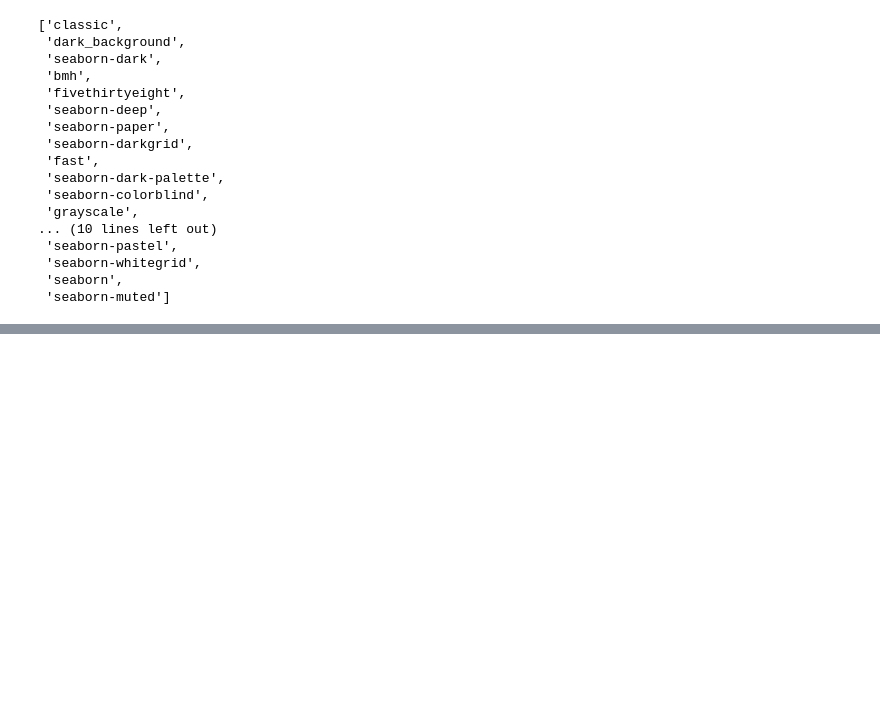
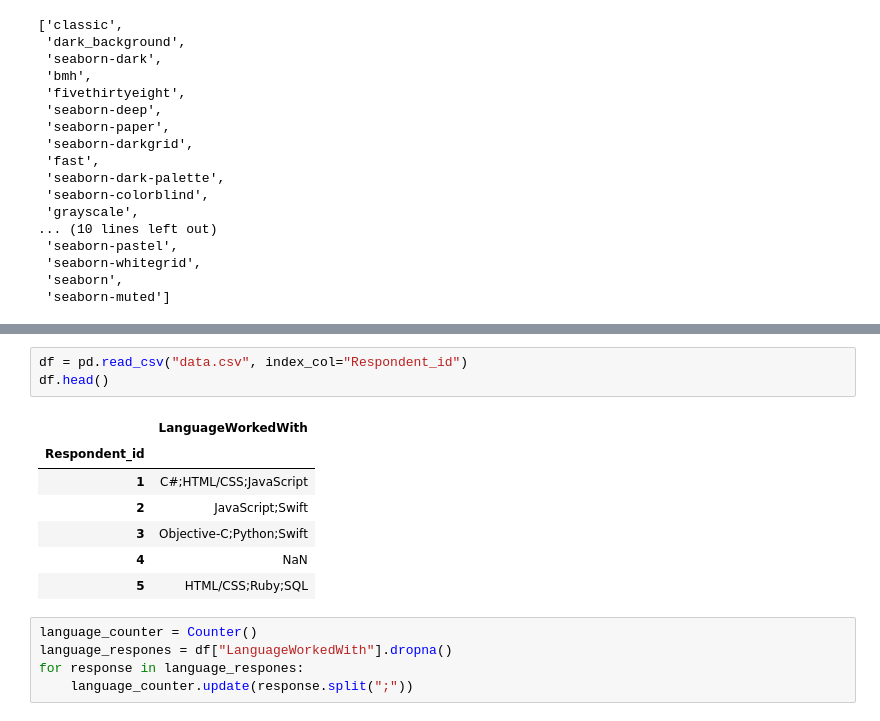
Before and after one commit to yonycherkos/data_analysis, a Jupyter notebook: matplotlib/Matplotlib Tutorials.ipynb, the cells around one changed output, grey strips where cells are left out. Drawn from its saved outputs; the diff is of its cells as text; blank space fills up the shorter version.

```diff
--- a/matplotlib/Matplotlib Tutorials.ipynb
+++ b/matplotlib/Matplotlib Tutorials.ipynb
@@ -54,0 +77,16 @@ plt.style.available
+# %%
+df = pd.read_csv("data.csv", index_col="Respondent_id")
+df.head()
+# %% [output]
+|  | LanguageWorkedWith |
+| Respondent_id |  |
+| 1 | C#;HTML/CSS;JavaScript |
+| 2 | JavaScript;Swift |
+| 3 | Objective-C;Python;Swift |
+| 4 | NaN |
+| 5 | HTML/CSS;Ruby;SQL |
+# %%
+language_counter = Counter()
+language_respones = df["LanguageWorkedWith"].dropna()
+for response in language_respones:
+    language_counter.update(response.split(";"))
```
Also changed, not shown: parts of 10 cells of this notebook, 1 other file.
